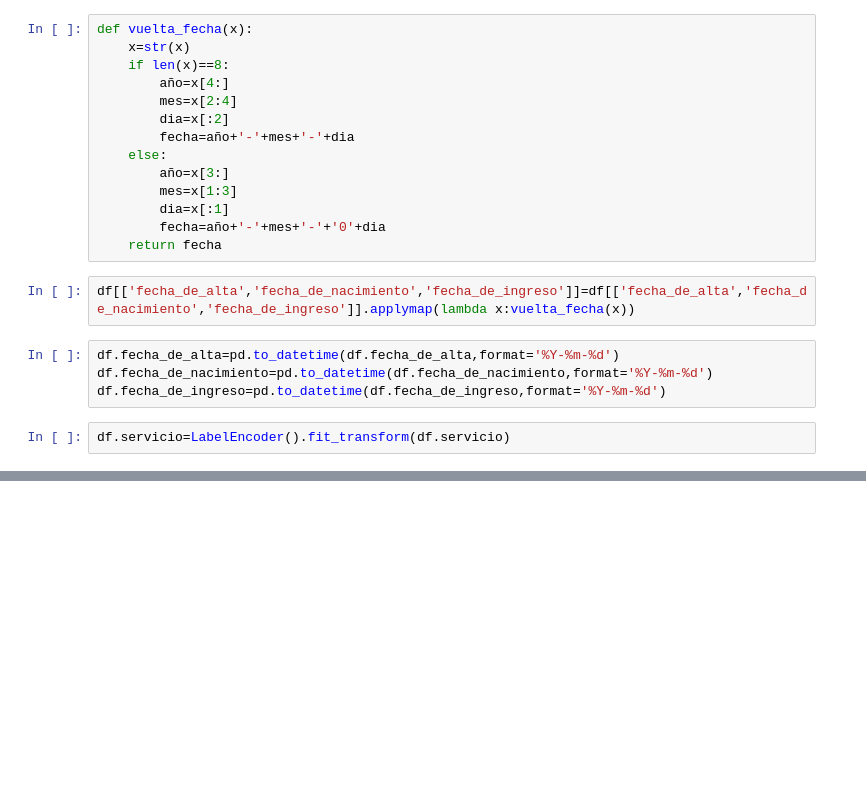
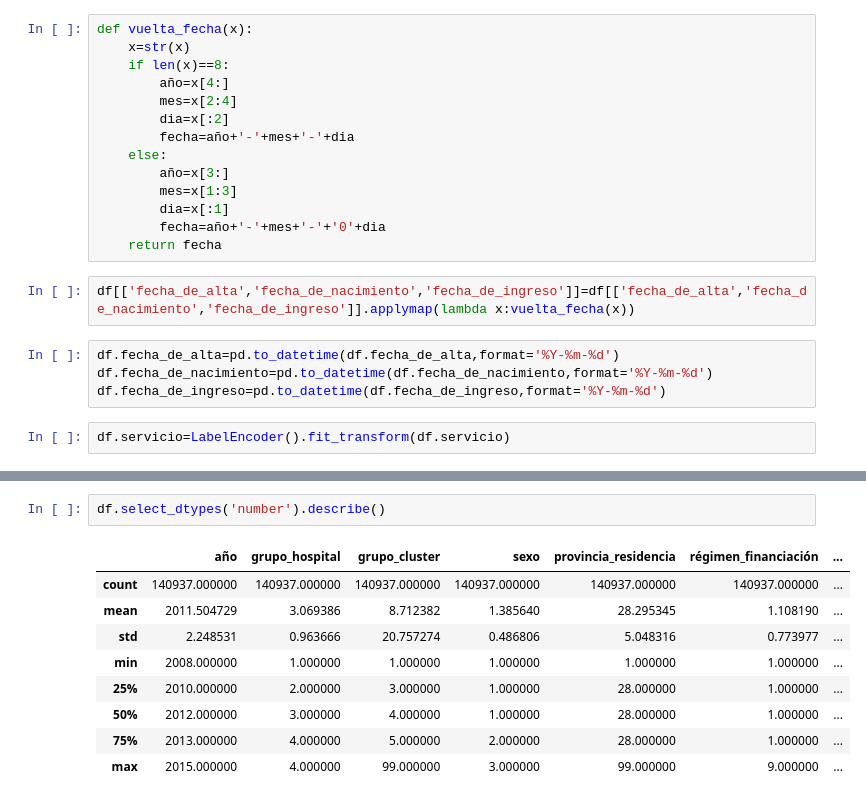
Before and after one commit to carlosgomezgil99/TFM, a Jupyter notebook: TFM_Carlos.ipynb, the cells around one changed output, grey strips where cells are left out. Cells and saved outputs as stored; diff of their text form; blank space fills up the shorter version.

```diff
--- a/TFM_Carlos.ipynb
+++ b/TFM_Carlos.ipynb
@@ -209,0 +246,12 @@ df.corr().style.background_gradient('RdYlGn')
+# %%
+df.select_dtypes('number').describe()
+# %% [output]
+|  | año | grupo_hospital | grupo_cluster | sexo | provincia_residencia | régimen_financiación | ... |
+| count | 140937.000000 | 140937.000000 | 140937.000000 | 140937.000000 | 140937.000000 | 140937.000000 | ... |
+| mean | 2011.504729 | 3.069386 | 8.712382 | 1.385640 | 28.295345 | 1.108190 | ... |
+| std | 2.248531 | 0.963666 | 20.757274 | 0.486806 | 5.048316 | 0.773977 | ... |
+| min | 2008.000000 | 1.000000 | 1.000000 | 1.000000 | 1.000000 | 1.000000 | ... |
+| 25% | 2010.000000 | 2.000000 | 3.000000 | 1.000000 | 28.000000 | 1.000000 | ... |
+| 50% | 2012.000000 | 3.000000 | 4.000000 | 1.000000 | 28.000000 | 1.000000 | ... |
+| 75% | 2013.000000 | 4.000000 | 5.000000 | 2.000000 | 28.000000 | 1.000000 | ... |
+| max | 2015.000000 | 4.000000 | 99.000000 | 3.000000 | 99.000000 | 9.000000 | ... |
```
Also changed, not shown: parts of 26 cells of this notebook.
